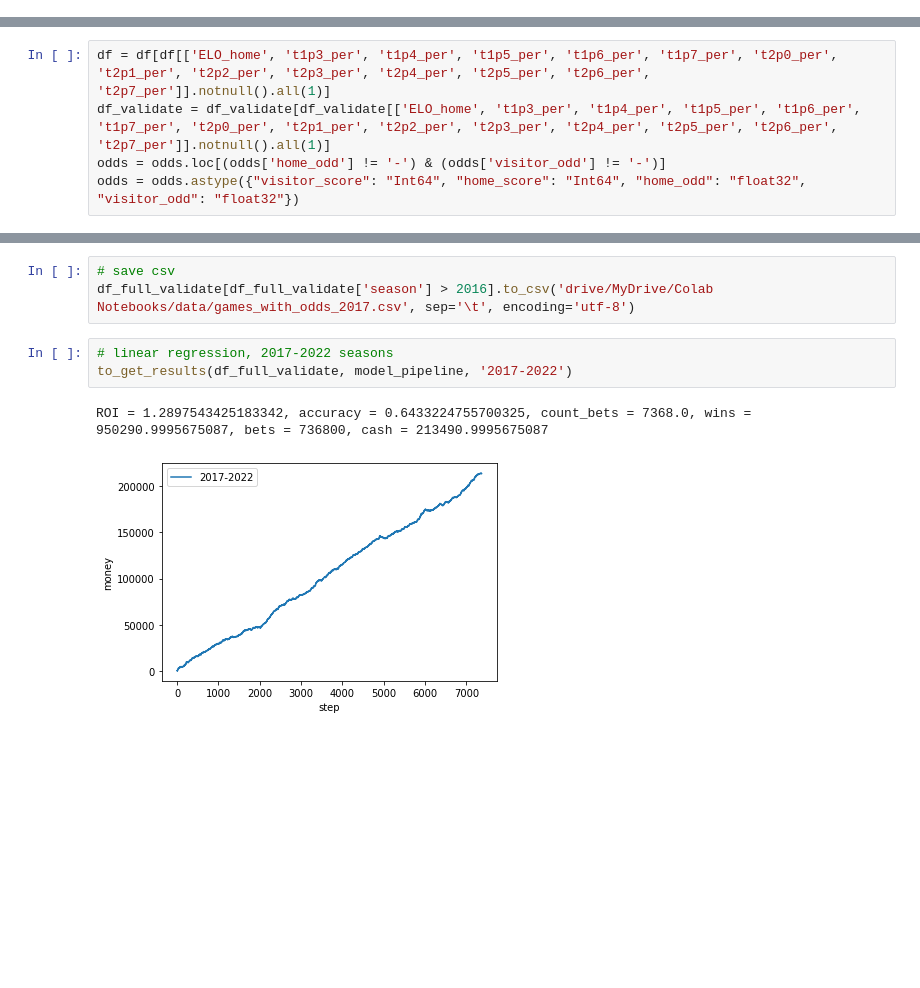
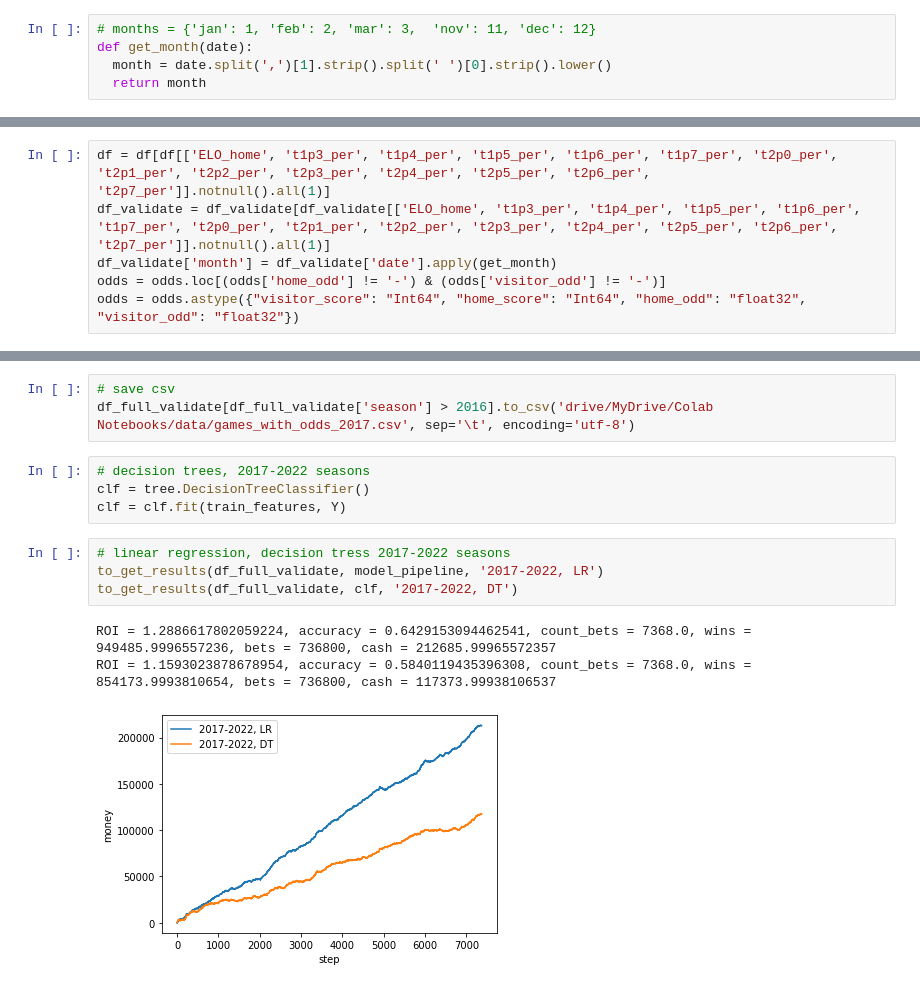
Before and after one commit to PSergey24/jupyter_notebooks, a Jupyter notebook: NBA_prediction.ipynb, the cells around one changed output, grey strips where cells are left out. Cells and saved outputs as stored; diff of their text form; blank space fills up the shorter version.

```diff
--- a/NBA_prediction.ipynb
+++ b/NBA_prediction.ipynb
@@ -42,6 +43,11 @@ def union_data_2(df_input):
       df_input.at[i, 'visitor_odd'] = float(info_odds.visitor_odd)
       df_input.at[i, 'home_odd'] = float(info_odds.home_odd)
   return df_input
+# %%
+# months = {'jan': 1, 'feb': 2, 'mar': 3,  'nov': 11, 'dec': 12}
+def get_month(date):
+  month = date.split(',')[1].strip().split(' ')[0].strip().lower()
+  return month
 # %%
 df_all = pd.read_csv('drive/MyDrive/Colab Notebooks/data/dataset_9_6_2022.csv', sep=',')
 odds = pd.read_csv('drive/MyDrive/Colab Notebooks/data/odds.csv', sep='\t', index_col = [0])
@@ -54,6 +60,7 @@ df_validate = df_all[df_all['season'] > 2016]
 # %%
 df = df[df[['ELO_home', 't1p3_per', 't1p4_per', 't1p5_per', 't1p6_per', 't1p7_per', 't2p0_per', 't2p1_per', 't2p2_per', 't2p3_per', 't2p4_per', 't2p5_per', 't2p6_per', 't2p7_per']].notnull().all(1)]
 df_validate = df_validate[df_validate[['ELO_home', 't1p3_per', 't1p4_per', 't1p5_per', 't1p6_per', 't1p7_per', 't2p0_per', 't2p1_per', 't2p2_per', 't2p3_per', 't2p4_per', 't2p5_per', 't2p6_per', 't2p7_per']].notnull().all(1)]
+df_validate['month'] = df_validate['date'].apply(get_month)
 odds = odds.loc[(odds['home_odd'] != '-') & (odds['visitor_odd'] != '-')]
 odds = odds.astype({"visitor_score": "Int64", "home_score": "Int64", "home_odd": "float32", "visitor_odd": "float32"})
 # %%
@@ -337,12 +356,18 @@ df_full_validate.to_csv('drive/MyDrive/Colab Notebooks/data/games_with_odds.csv'
 # %%
 # save csv
 df_full_validate[df_full_validate['season'] > 2016].to_csv('drive/MyDrive/Colab Notebooks/data/games_with_odds_2017.csv', sep='\t', encoding='utf-8')
+# %%
+# decision trees, 2017-2022 seasons
+clf = tree.DecisionTreeClassifier()
+clf = clf.fit(train_features, Y)
 # %%
-# linear regression, 2017-2022 seasons
-to_get_results(df_full_validate, model_pipeline, '2017-2022')
+# linear regression, decision tress 2017-2022 seasons
+to_get_results(df_full_validate, model_pipeline, '2017-2022, LR')
+to_get_results(df_full_validate, clf, '2017-2022, DT')
 # %% [output]
-ROI = 1.2897543425183342, accuracy = 0.6433224755700325, count_bets = 7368.0, wins = 950290.9995675087, bets = 736800, cash = 213490.9995675087
+ROI = 1.2886617802059224, accuracy = 0.6429153094462541, count_bets = 7368.0, wins = 949485.9996557236, bets = 736800, cash = 212685.99965572357
+ROI = 1.1593023878678954, accuracy = 0.5840119435396308, count_bets = 7368.0, wins = 854173.9993810654, bets = 736800, cash = 117373.99938106537
-[figure, old version]
+[figure, new version]
 # %%
 # linear regression
 season = df_full_validate[df_full_validate['season'] == 2017]
```
Also changed, not shown: parts of 22 cells of this notebook.
